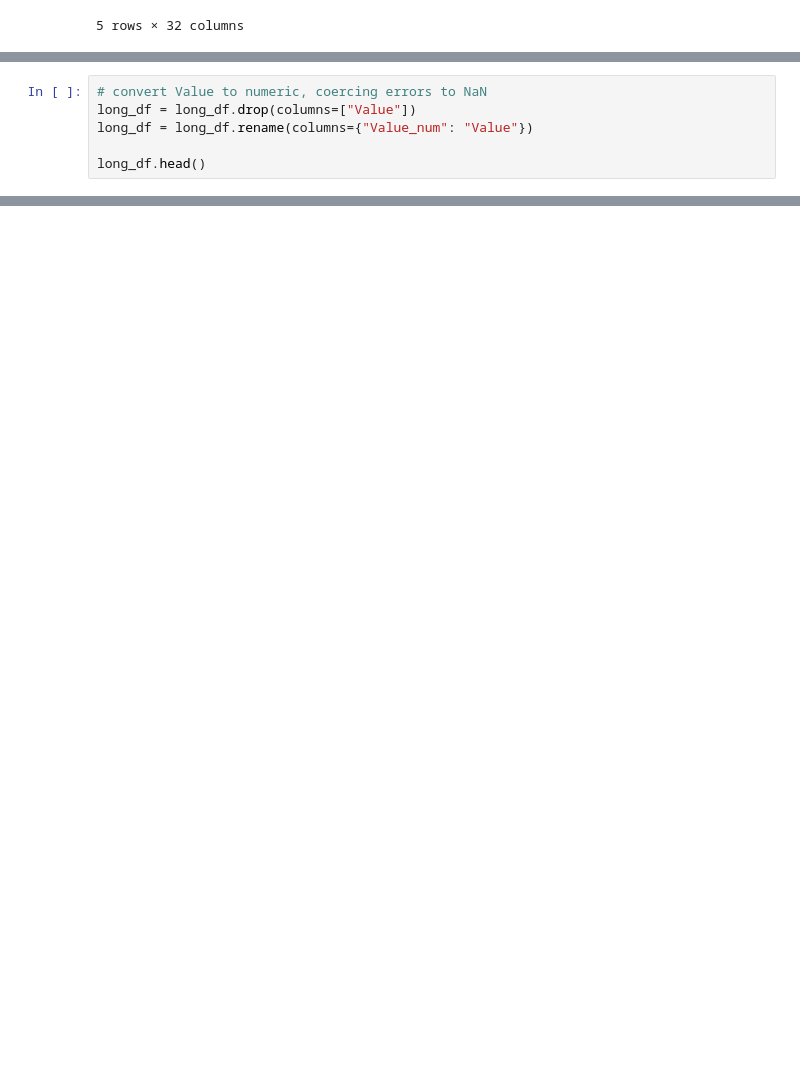
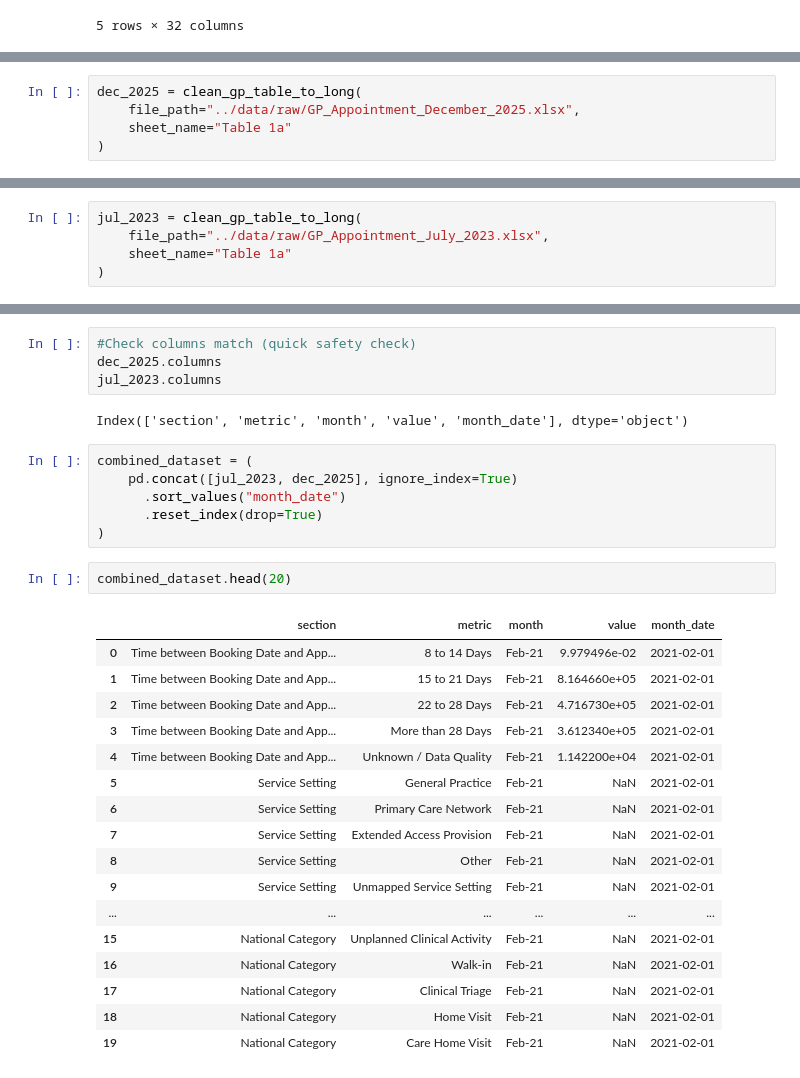
Before and after one commit to chinenyennabude/nhs-gp-performance-analysis, a Jupyter notebook: notebook/explore_nhs_data.ipynb, the cells around one changed output, grey strips where cells are left out. Drawn from its saved outputs; the diff is of its cells as text; blank space fills up the shorter version.

```diff
--- a/notebook/explore_nhs_data.ipynb
+++ b/notebook/explore_nhs_data.ipynb
@@ -246,6 +140,0 @@ long_df.head()
-# %%
-# convert Value to numeric, coercing errors to NaN
-long_df = long_df.drop(columns=["Value"])
-long_df = long_df.rename(columns={"Value_num": "Value"})
-
-long_df.head()
@@ -298,0 +286,5 @@ df.head(15)
+# %%
+dec_2025 = clean_gp_table_to_long(
+    file_path="../data/raw/GP_Appointment_December_2025.xlsx",
+    sheet_name="Table 1a"
+)
@@ -298,0 +300,5 @@ df.head(15)
+# %%
+jul_2023 = clean_gp_table_to_long(
+    file_path="../data/raw/GP_Appointment_July_2023.xlsx",
+    sheet_name="Table 1a"
+)
@@ -298,0 +314,32 @@ df.head(15)
+# %%
+#Check columns match (quick safety check)
+dec_2025.columns
+jul_2023.columns
+# %% [output]
+Index(['section', 'metric', 'month', 'value', 'month_date'], dtype='object')
+# %%
+combined_dataset = (
+    pd.concat([jul_2023, dec_2025], ignore_index=True)
+      .sort_values("month_date")
+      .reset_index(drop=True)
+)
+# %%
+combined_dataset.head(20)
+# %% [output]
+|  | section | metric | month | value | month_date |
+| 0 | Time between Booking Date and App... | 8 to 14 Days | Feb-21 | 9.979496e-02 | 2021-02-01 |
+| 1 | Time between Booking Date and App... | 15 to 21 Days | Feb-21 | 8.164660e+05 | 2021-02-01 |
+| 2 | Time between Booking Date and App... | 22 to 28 Days | Feb-21 | 4.716730e+05 | 2021-02-01 |
+| 3 | Time between Booking Date and App... | More than 28 Days | Feb-21 | 3.612340e+05 | 2021-02-01 |
+| 4 | Time between Booking Date and App... | Unknown / Data Quality | Feb-21 | 1.142200e+04 | 2021-02-01 |
+| 5 | Service Setting | General Practice | Feb-21 | NaN | 2021-02-01 |
+| 6 | Service Setting | Primary Care Network | Feb-21 | NaN | 2021-02-01 |
+| 7 | Service Setting | Extended Access Provision | Feb-21 | NaN | 2021-02-01 |
+| 8 | Service Setting | Other | Feb-21 | NaN | 2021-02-01 |
+| 9 | Service Setting | Unmapped Service Setting | Feb-21 | NaN | 2021-02-01 |
+| ... | ... | ... | ... | ... | ... |
+| 15 | National Category | Unplanned Clinical Activity | Feb-21 | NaN | 2021-02-01 |
+| 16 | National Category | Walk-in | Feb-21 | NaN | 2021-02-01 |
+| 17 | National Category | Clinical Triage | Feb-21 | NaN | 2021-02-01 |
+| 18 | National Category | Home Visit | Feb-21 | NaN | 2021-02-01 |
+| 19 | National Category | Care Home Visit | Feb-21 | NaN | 2021-02-01 |
```
Also changed, not shown: parts of 18 cells of this notebook.
